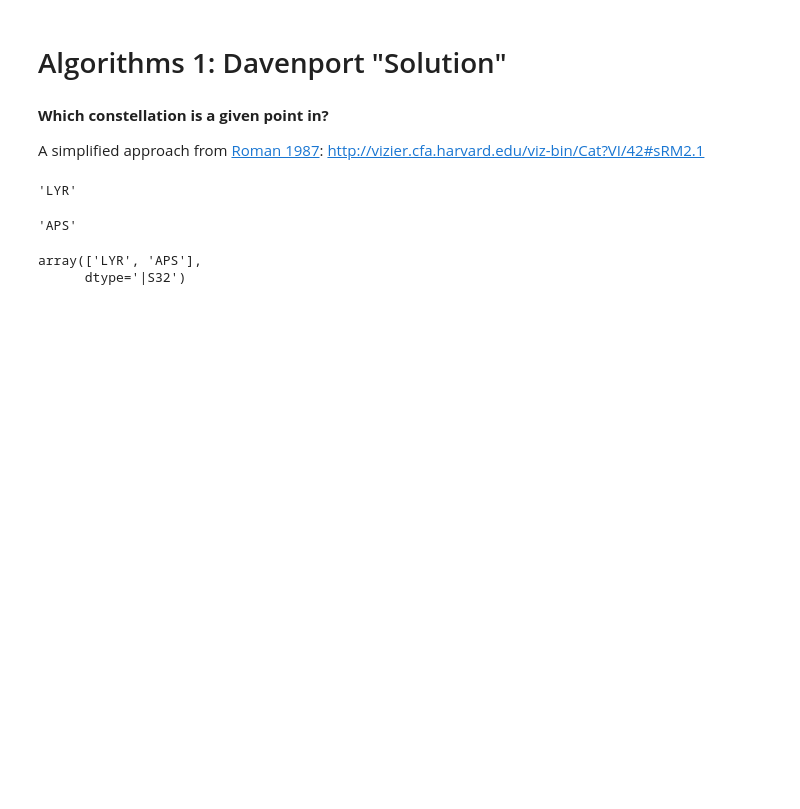
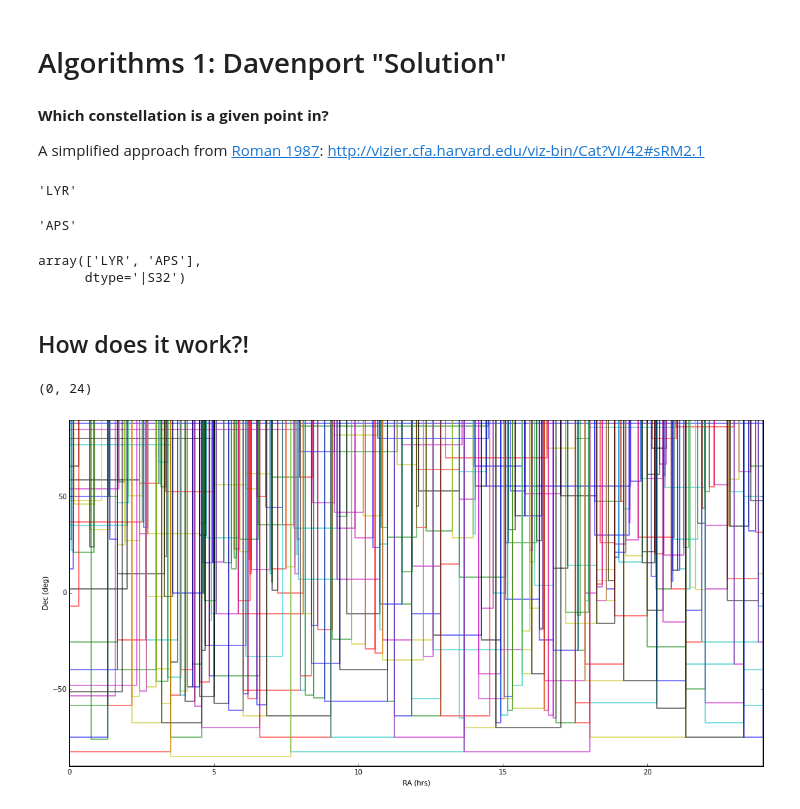
Before and after one commit to jradavenport/WWU-seminar-2016, a Jupyter notebook: lab2/lab2-davenport.ipynb, the cells around one changed output. Cells and saved outputs as stored; diff of their text form; code cells hidden in the pictures; blank space fills up the shorter version.

Commit message:
add visualization of a few constellations

```diff
--- a/lab2/lab2-davenport.ipynb
+++ b/lab2/lab2-davenport.ipynb
@@ -66,3 +67,21 @@ constel_numpy(ra,dec)
 # %% [output]
 array(['LYR', 'APS'],
       dtype='|S32')
+# %% [markdown]
+## How does it work?!
+# %%
+RAl, RAu, Decl = np.loadtxt('data/data.txt', delimiter=',', usecols=(0,1,2), unpack=True)
+names = np.loadtxt('data/data.txt', delimiter=',', usecols=(3,), unpack=True, dtype='str')
+
+
+plt.figure(figsize=(18,9))
+for k in range(len(RAl)):
+    plt.plot([RAl[k], RAl[k], RAu[k], RAu[k]], [90, Decl[k], Decl[k], 90], lw=2, alpha=0.5)
+
+plt.xlabel('RA (hrs)')
+plt.ylabel('Dec (deg)')
+plt.ylim([-90,90])
+plt.xlim([0,24])
+# %% [output]
+(0, 24)
+[figure, added]
```
Also changed, not shown: parts of 3 cells of this notebook.
